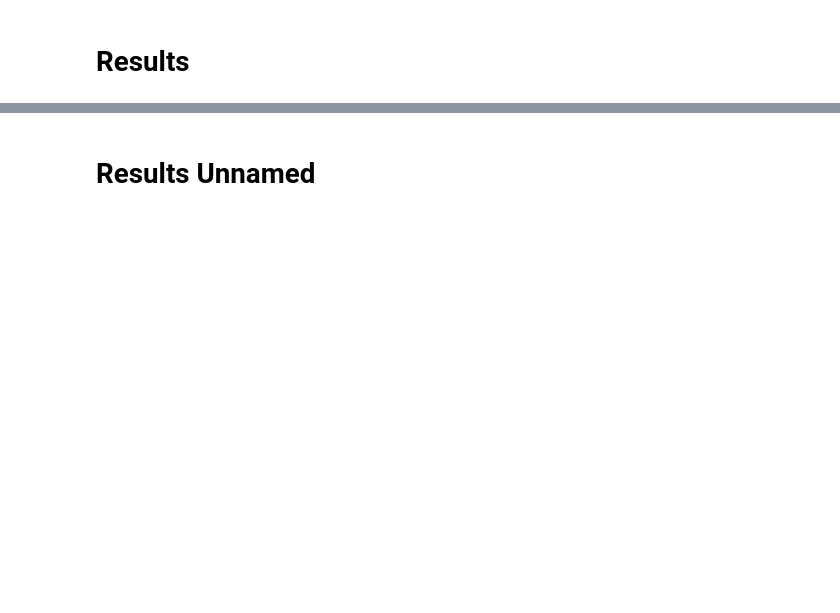
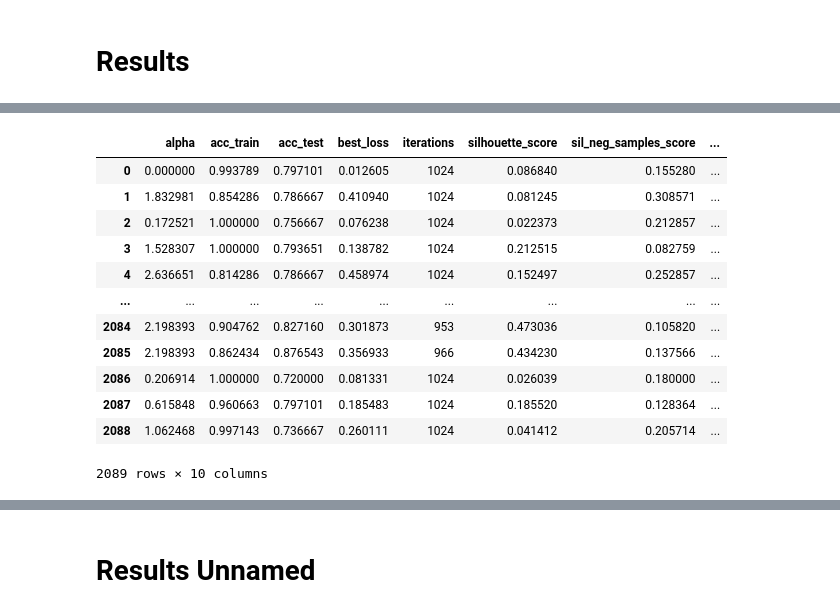
Before and after one commit to vmgustavo/202202-UFMG-RNA, a Jupyter notebook: paper02/visualize.ipynb, the cells around one changed output, grey strips where cells are left out. Drawn from its saved outputs; the diff is of its cells as text; code cells hidden in the pictures; blank space fills up the shorter version.

```diff
--- a/paper02/visualize.ipynb
+++ b/paper02/visualize.ipynb
@@ -64,2 +98,18 @@ df.groupby("dataset").mean()
+# %%
+df
+# %% [output]
+|  | alpha | acc_train | acc_test | best_loss | iterations | silhouette_score | sil_neg_samples_score | ... |
+| 0 | 0.000000 | 0.993789 | 0.797101 | 0.012605 | 1024 | 0.086840 | 0.155280 | ... |
+| 1 | 1.832981 | 0.854286 | 0.786667 | 0.410940 | 1024 | 0.081245 | 0.308571 | ... |
+| 2 | 0.172521 | 1.000000 | 0.756667 | 0.076238 | 1024 | 0.022373 | 0.212857 | ... |
+| 3 | 1.528307 | 1.000000 | 0.793651 | 0.138782 | 1024 | 0.212515 | 0.082759 | ... |
+| 4 | 2.636651 | 0.814286 | 0.786667 | 0.458974 | 1024 | 0.152497 | 0.252857 | ... |
+| ... | ... | ... | ... | ... | ... | ... | ... | ... |
+| 2084 | 2.198393 | 0.904762 | 0.827160 | 0.301873 | 953 | 0.473036 | 0.105820 | ... |
+| 2085 | 2.198393 | 0.862434 | 0.876543 | 0.356933 | 966 | 0.434230 | 0.137566 | ... |
+| 2086 | 0.206914 | 1.000000 | 0.720000 | 0.081331 | 1024 | 0.026039 | 0.180000 | ... |
+| 2087 | 0.615848 | 0.960663 | 0.797101 | 0.185483 | 1024 | 0.185520 | 0.128364 | ... |
+| 2088 | 1.062468 | 0.997143 | 0.736667 | 0.260111 | 1024 | 0.041412 | 0.205714 | ... |
+2089 rows × 10 columns
 # %%
 df["dataset"].unique()
```
Also changed, not shown: parts of 14 cells of this notebook, 2 other files.
